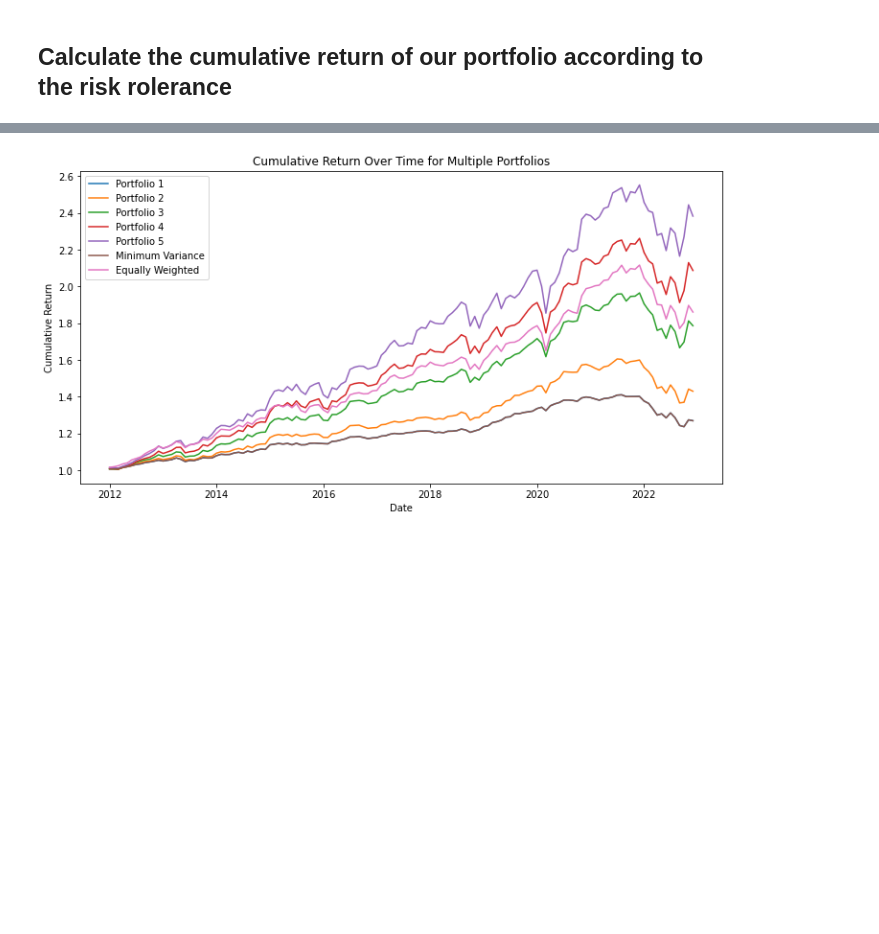
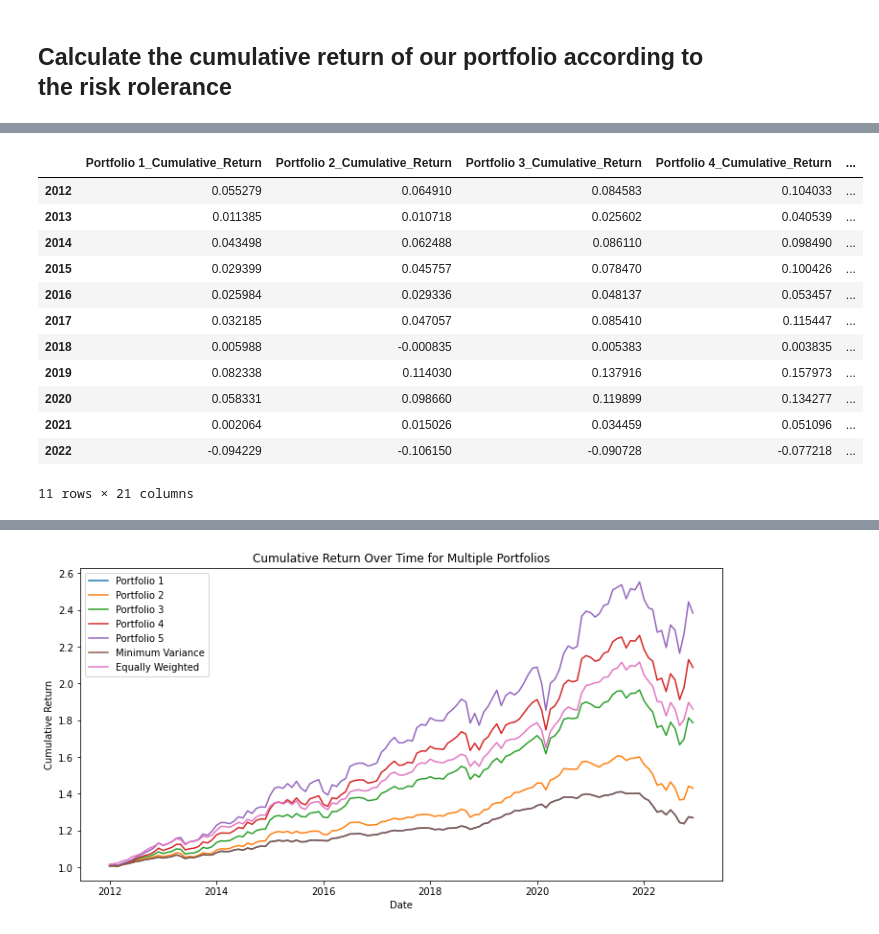
Before and after one commit to remimail/TP-3, a Jupyter notebook: main.ipynb, the cells around one changed output, grey strips where cells are left out. Drawn from its saved outputs; the diff is of its cells as text; code cells hidden in the pictures; blank space fills up the shorter version.

```diff
--- a/main.ipynb
+++ b/main.ipynb
@@ -818,0 +849,16 @@ for index, row in monthly_min_variance.iterrows():
+# %%
+annual_sharpe_ratios
+# %% [output]
+|  | Portfolio 1_Cumulative_Return | Portfolio 2_Cumulative_Return | Portfolio 3_Cumulative_Return | Portfolio 4_Cumulative_Return | ... |
+| 2012 | 0.055279 | 0.064910 | 0.084583 | 0.104033 | ... |
+| 2013 | 0.011385 | 0.010718 | 0.025602 | 0.040539 | ... |
+| 2014 | 0.043498 | 0.062488 | 0.086110 | 0.098490 | ... |
+| 2015 | 0.029399 | 0.045757 | 0.078470 | 0.100426 | ... |
+| 2016 | 0.025984 | 0.029336 | 0.048137 | 0.053457 | ... |
+| 2017 | 0.032185 | 0.047057 | 0.085410 | 0.115447 | ... |
+| 2018 | 0.005988 | -0.000835 | 0.005383 | 0.003835 | ... |
+| 2019 | 0.082338 | 0.114030 | 0.137916 | 0.157973 | ... |
+| 2020 | 0.058331 | 0.098660 | 0.119899 | 0.134277 | ... |
+| 2021 | 0.002064 | 0.015026 | 0.034459 | 0.051096 | ... |
+| 2022 | -0.094229 | -0.106150 | -0.090728 | -0.077218 | ... |
+11 rows × 21 columns
```
Also changed, not shown: parts of 2 cells of this notebook.
